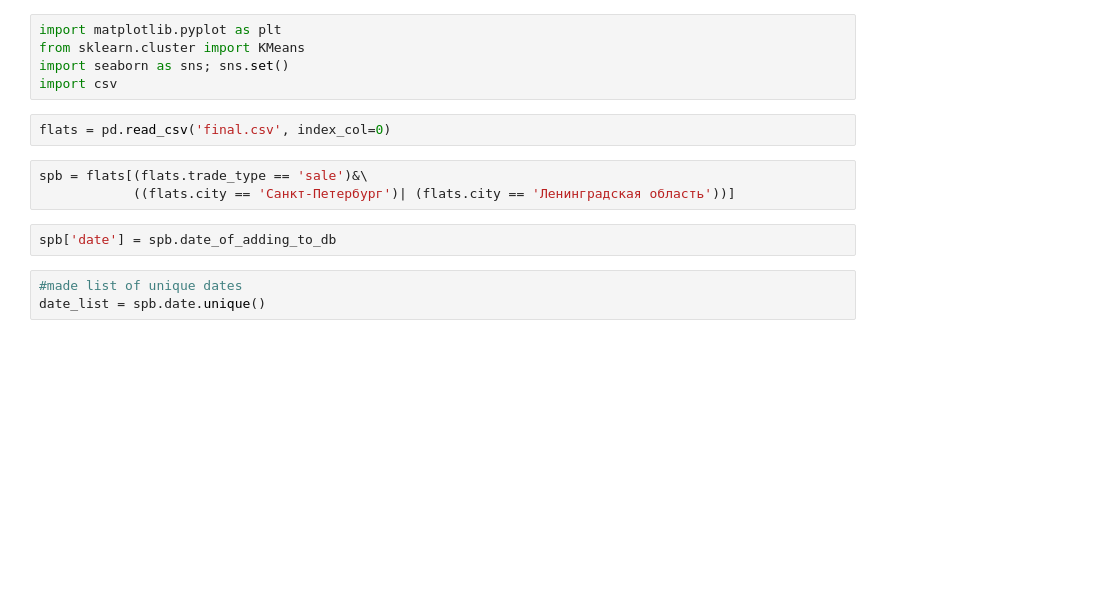
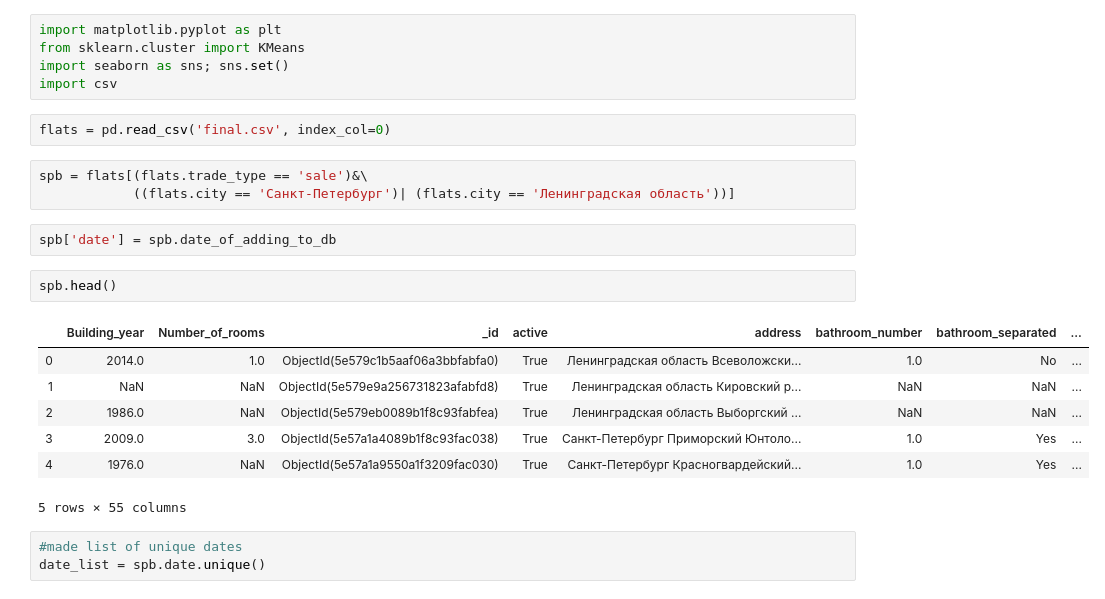
Before and after one commit to SobolevNikita/cian_analyzer, a Jupyter notebook: spb_date_processing.ipynb, the cells around one changed output. Saved outputs shown, nothing was run; the diff lists cells and outputs as text; blank space fills up the shorter version.

```diff
--- a/spb_date_processing.ipynb
+++ b/spb_date_processing.ipynb
@@ -34,6 +34,16 @@ spb = flats[(flats.trade_type == 'sale')&\
             ((flats.city == 'Санкт-Петербург')| (flats.city == 'Ленинградская область'))]
 # %%
 spb['date'] = spb.date_of_adding_to_db
+# %%
+spb.head()
+# %% [output]
+|  | Building_year | Number_of_rooms | _id | active | address | bathroom_number | bathroom_separated | ... |
+| 0 | 2014.0 | 1.0 | ObjectId(5e579c1b5aaf06a3bbfabfa0) | True | Ленинградская область Всеволожски... | 1.0 | No | ... |
+| 1 | NaN | NaN | ObjectId(5e579e9a256731823afabfd8) | True | Ленинградская область Кировский р... | NaN | NaN | ... |
+| 2 | 1986.0 | NaN | ObjectId(5e579eb0089b1f8c93fabfea) | True | Ленинградская область Выборгский ... | NaN | NaN | ... |
+| 3 | 2009.0 | 3.0 | ObjectId(5e57a1a4089b1f8c93fac038) | True | Санкт-Петербург Приморский Юнтоло... | 1.0 | Yes | ... |
+| 4 | 1976.0 | NaN | ObjectId(5e57a1a9550a1f3209fac030) | True | Санкт-Петербург Красногвардейский... | 1.0 | Yes | ... |
+5 rows × 55 columns
 # %%
 #made list of unique dates
 date_list = spb.date.unique()
```
Also changed, not shown: parts of 9 cells of this notebook.
